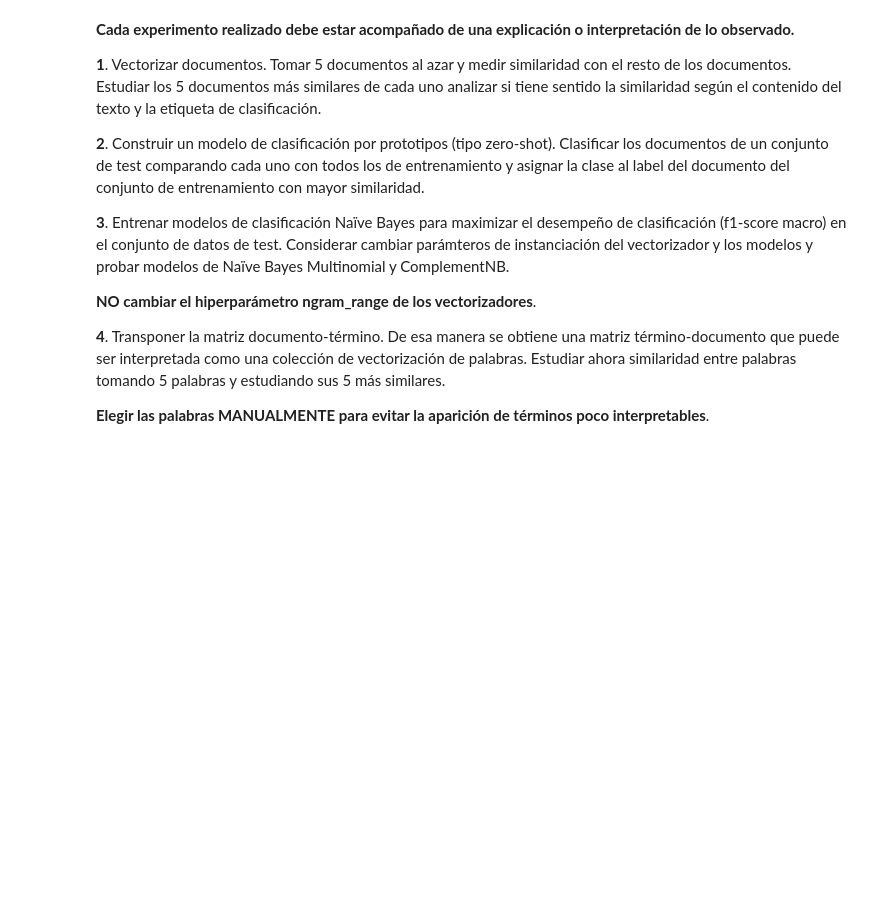
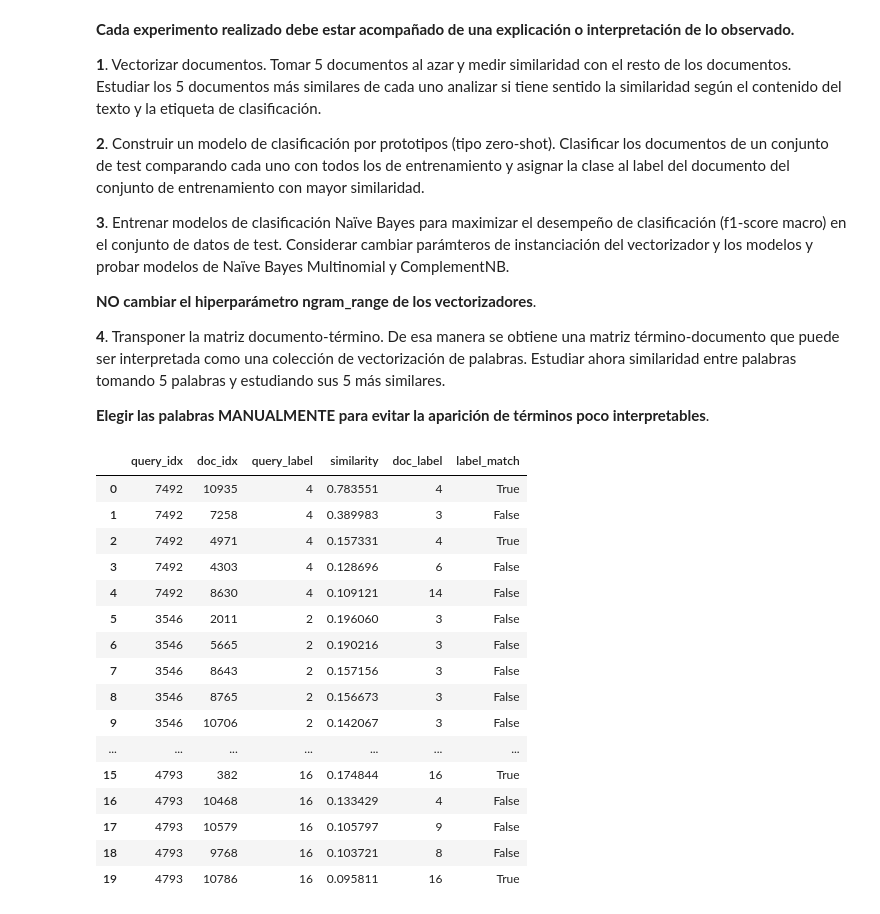
Before and after one commit to nicodacruz/procesamiento_lenguaje_natural, a Jupyter notebook: clase_1/ejercicios/Desafio_1.ipynb, the cells around one changed output. Cells and saved outputs as stored; diff of their text form; code cells hidden in the pictures; blank space fills up the shorter version.

```diff
--- a/clase_1/ejercicios/Desafio_1.ipynb
+++ b/clase_1/ejercicios/Desafio_1.ipynb
@@ -131,0 +219,45 @@ Estudiar ahora similaridad entre palabras tomando 5 palabras y estudiando sus 5
+# %%
+RNG = 42
+np.random.seed(RNG)
+
+X_tfidf = TfidfTransformer().fit_transform(X_train)
+idx_sample = np.random.choice(X_tfidf.shape[0], size=5, replace=False)
+
+def topk_sim_for_doc(i, X_mat, k=5):
+    sims = linear_kernel(X_mat[i], X_mat).ravel()
+    sims[i] = -1.0
+    topk_idx = sims.argsort()[::-1][:k]
+    return pd.DataFrame({
+        "doc_idx": topk_idx,
+        "similarity": sims[topk_idx],
+        "label_match": [y_train[i] == y_train[j] for j in topk_idx]
+    })
+
+res_list = []
+for i in idx_sample:
+    df_i = topk_sim_for_doc(i, X_tfidf, k=5)
+    df_i.insert(0, "query_idx", i)
+    df_i.insert(2, "query_label", y_train[i])
+    df_i.insert(4, "doc_label", [y_train[j] for j in df_i["doc_idx"]])
+    res_list.append(df_i)
+
+sim_tables_docs = pd.concat(res_list, ignore_index=True)
+sim_tables_docs.head(20)
+# %% [output]
+|  | query_idx | doc_idx | query_label | similarity | doc_label | label_match |
+| 0 | 7492 | 10935 | 4 | 0.783551 | 4 | True |
+| 1 | 7492 | 7258 | 4 | 0.389983 | 3 | False |
+| 2 | 7492 | 4971 | 4 | 0.157331 | 4 | True |
+| 3 | 7492 | 4303 | 4 | 0.128696 | 6 | False |
+| 4 | 7492 | 8630 | 4 | 0.109121 | 14 | False |
+| 5 | 3546 | 2011 | 2 | 0.196060 | 3 | False |
+| 6 | 3546 | 5665 | 2 | 0.190216 | 3 | False |
+| 7 | 3546 | 8643 | 2 | 0.157156 | 3 | False |
+| 8 | 3546 | 8765 | 2 | 0.156673 | 3 | False |
+| 9 | 3546 | 10706 | 2 | 0.142067 | 3 | False |
+| ... | ... | ... | ... | ... | ... | ... |
+| 15 | 4793 | 382 | 16 | 0.174844 | 16 | True |
+| 16 | 4793 | 10468 | 16 | 0.133429 | 4 | False |
+| 17 | 4793 | 10579 | 16 | 0.105797 | 9 | False |
+| 18 | 4793 | 9768 | 16 | 0.103721 | 8 | False |
+| 19 | 4793 | 10786 | 16 | 0.095811 | 16 | True |
```
Also changed, not shown: parts of 20 cells of this notebook.
